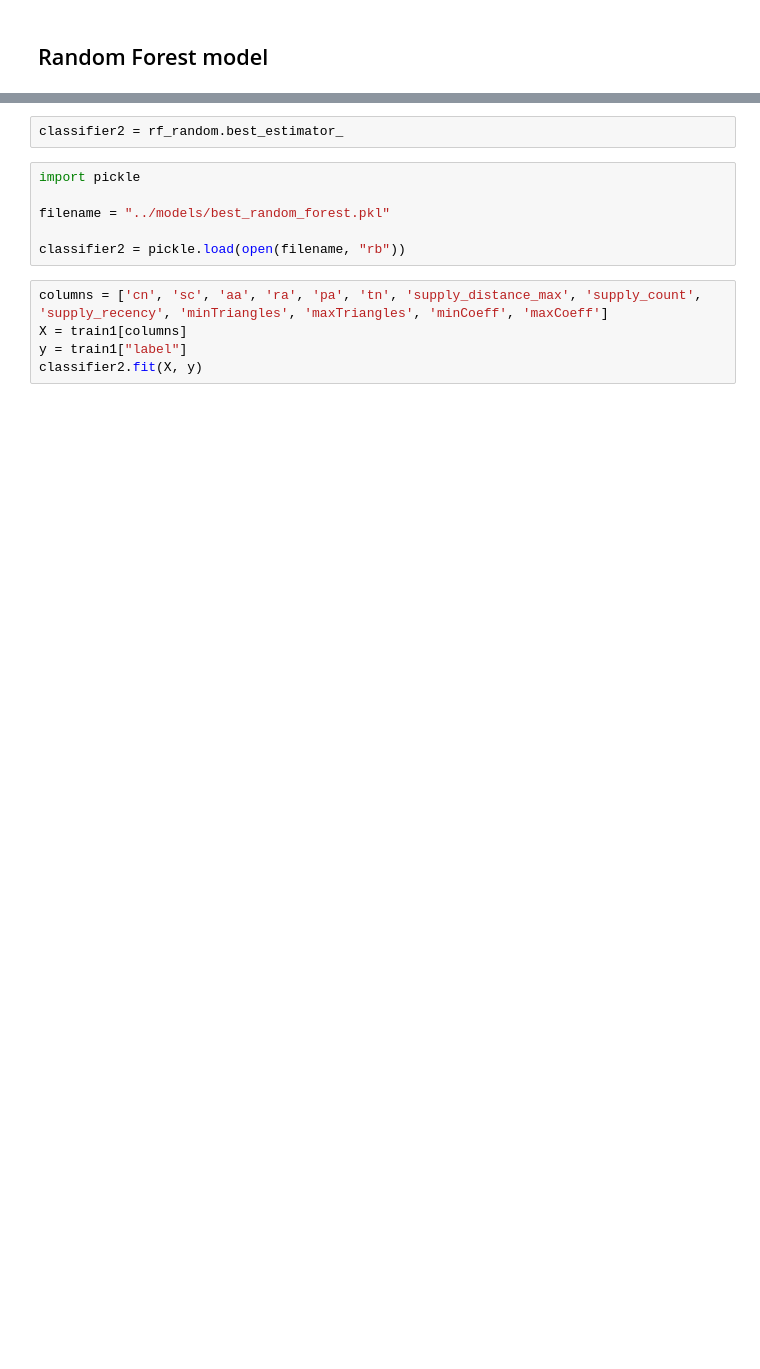
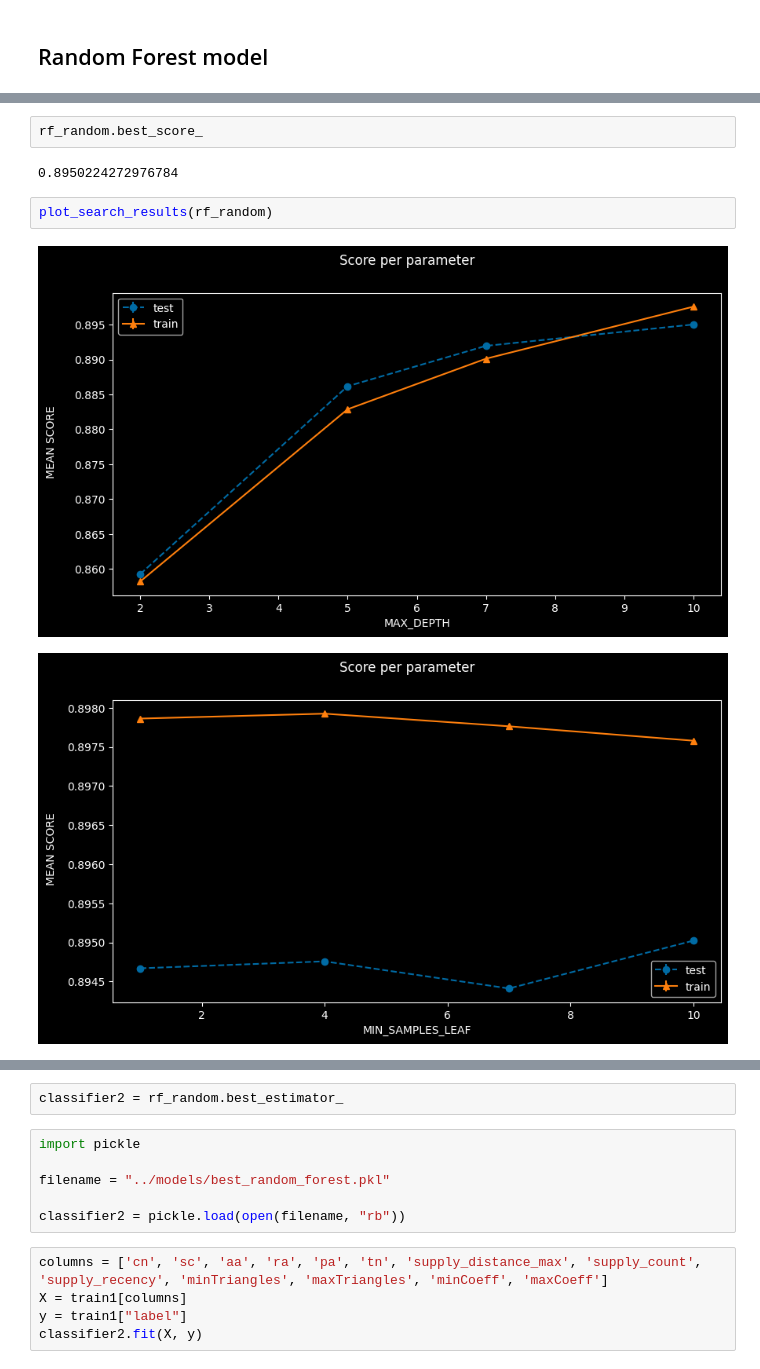
Before and after one commit to vaishnavdilip/Thesis, a Jupyter notebook: notebook/link_prediction.ipynb, the cells around one changed output, grey strips where cells are left out. Drawn from its saved outputs; the diff is of its cells as text; blank space fills up the shorter version.

```diff
--- a/notebook/link_prediction.ipynb
+++ b/notebook/link_prediction.ipynb
@@ -922,0 +1006,9 @@ RandomizedSearchCV(cv=PredefinedSplit(test_fold=array([-1, -1, ...,  0,  0])),
+# %%
+rf_random.best_score_
+# %% [output]
+0.8950224272976784
+# %%
+plot_search_results(rf_random)
+# %% [output]
+[figure, added]
+[figure, added]
```
Also changed, not shown: parts of 17 cells of this notebook, 3 other files.
